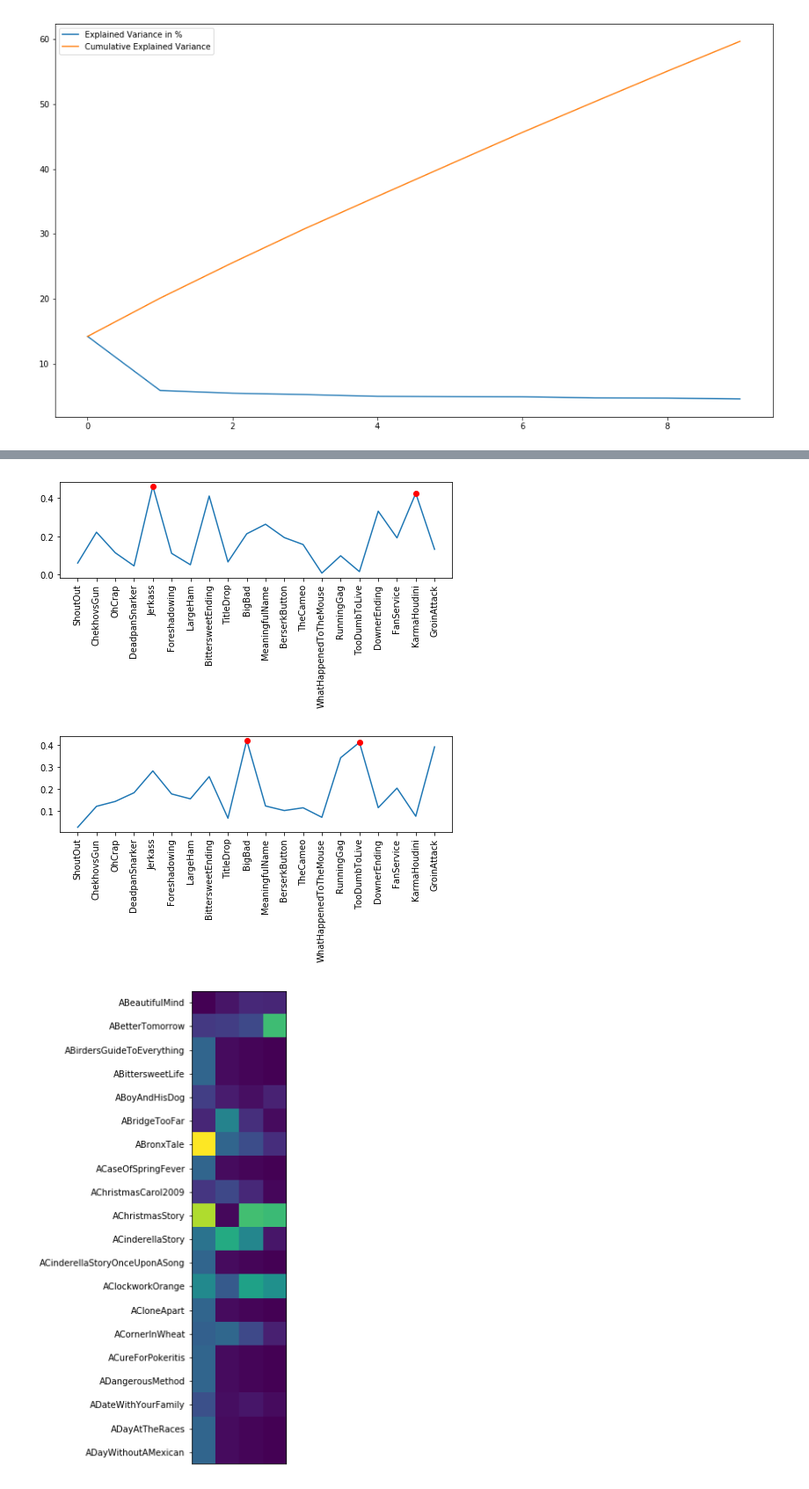
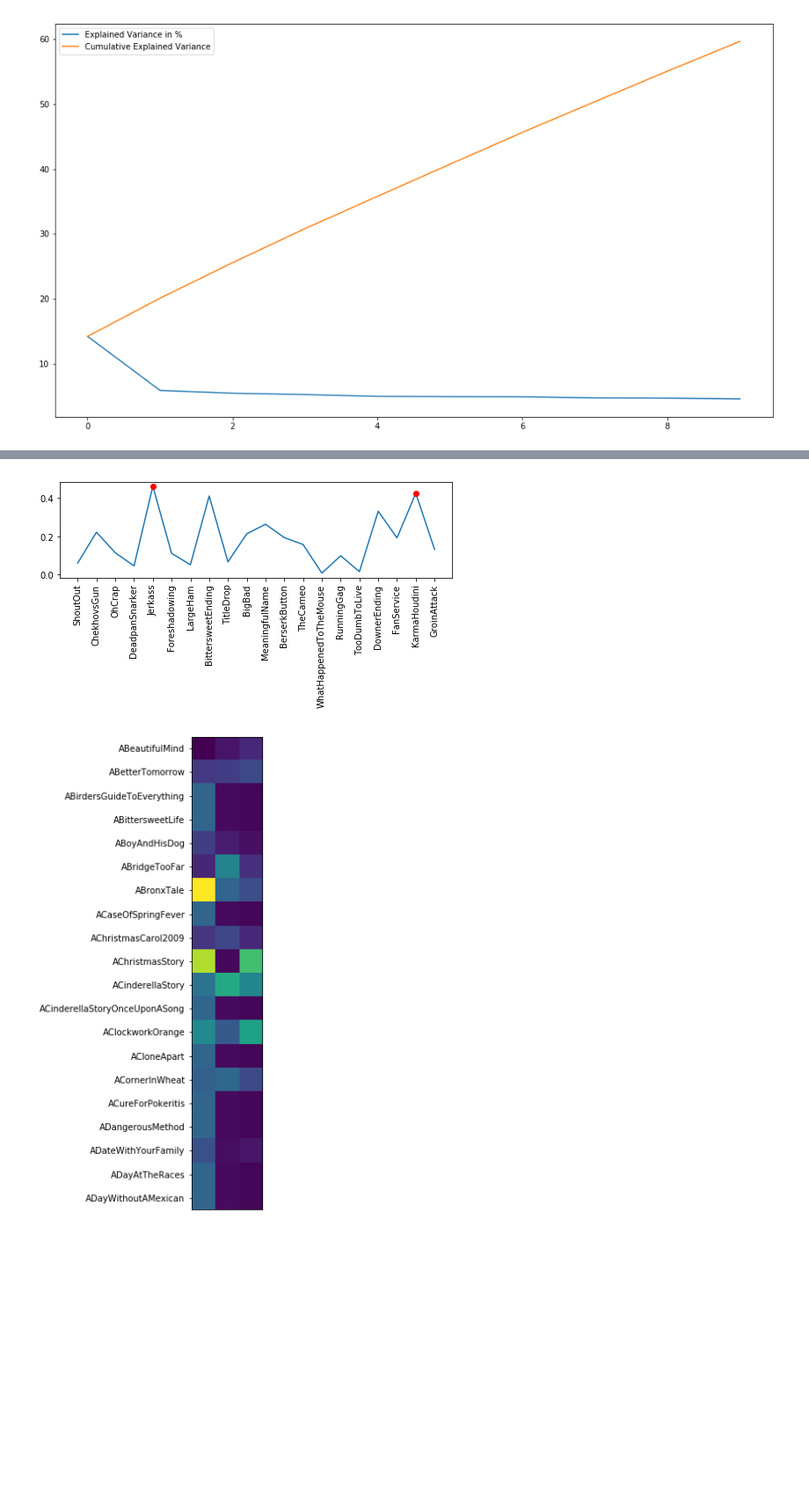
Before and after one commit to scottviteri/TVTropesAnalysis, a Jupyter notebook: TVTropes.ipynb, the cells around one changed output, grey strips where cells are left out. Shown at 88% size. Drawn from its saved outputs; the diff is of its cells as text; code cells hidden in the pictures; blank space fills up the shorter version.

```diff
--- a/TVTropes.ipynb
+++ b/TVTropes.ipynb
@@ -249,7 +242,7 @@ def find_peaks(x, thresh = 0.2) :
     peaks = np.nonzero( peak_bools )[0] + 1       # get indexes of peaks, shift by 1
     return peaks
 # %%
-#@interact(target_dim=(2, 10, 1))
+@interact(target_dim=(2, 10, 1))
 def plot_PCA(target_dim=3):
     matrix_w = np.hstack([p[1].reshape(-1,1) for p in eig_pairs[:target_dim]])
     projected_tropes_to_movies = X_std.dot(matrix_w)
@@ -258,36 +251,35 @@ def plot_PCA(target_dim=3):
     for i in range(target_dim):
         abs_eigenvec = np.array(abs(eig_pairs[i][1]))
         plt.figure(figsize=(8,2))
         plt.plot(abs_eigenvec)
         peak_indices = find_peaks(abs_eigenvec, thresh = 0.9)
         peaks.append(peak_indices[0])
         plt.plot(peak_indices, abs_eigenvec[peak_indices], 'ro')
         plt.xticks(range(len(common_tropes)), common_tropes, rotation='vertical')
 
 
     plt.figure(figsize=(20,10))
     plt.yticks(range(len(all_movies[:20])),all_movies[:20])
     plt.tick_params(
         axis='x',          # changes apply to the x-axis
         which='both',      # both major and minor ticks are affected
         bottom='off',      # ticks along the bottom edge are off
         top='off',         # ticks along the top edge are off
         labelbottom='off') # labels along the bottom edge are off
     plt.xticks(range(len(peaks)), [common_tropes[p] for p in peaks])
     plt.imshow(abs(projected_tropes_to_movies[:20]))
 
 
-plot_PCA(target_dim=4)
+#plot_PCA(target_dim=4)
 #The x axis no longer corresponds directly to features,
 #but rather combinations of them in the form of the eigenvector
 
 #can label most important eigenvectors with their important features
 # %% [output]
 [figure]
 [figure]
 [figure]
-[figure, old version]
+[figure, new version]
-[figure, removed]
 # %%
 target_dim = 3
 
```
Also changed, not shown: parts of 13 cells of this notebook.
